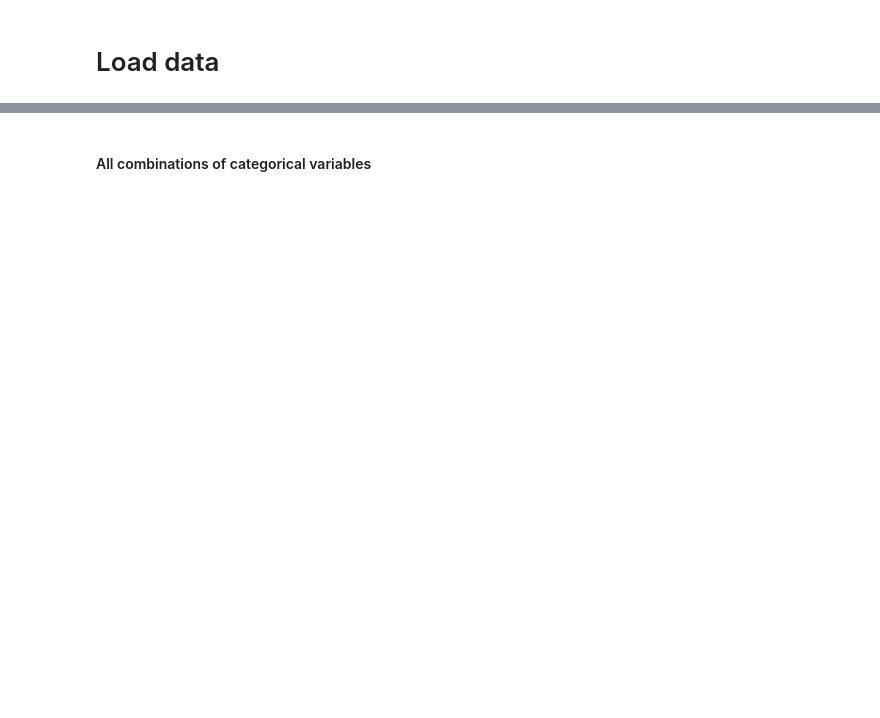
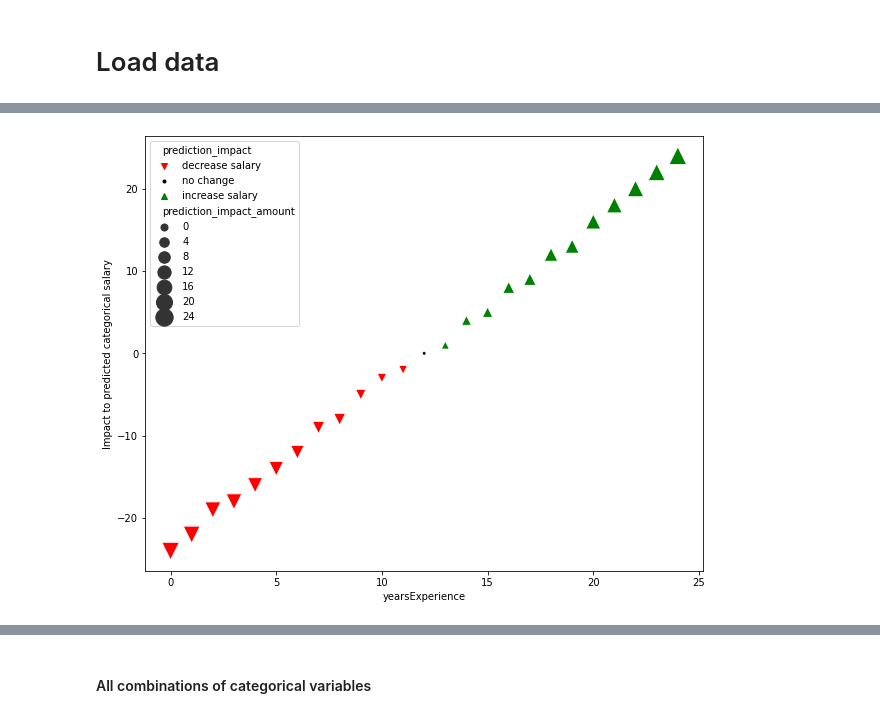
Before and after one commit to scottwiles/salary_prediction, a Jupyter notebook: notebooks/salary_prediction_baseline_model.ipynb, the cells around one changed output, grey strips where cells are left out. Saved outputs shown, nothing was run; the diff lists cells and outputs as text; code cells hidden in the pictures; blank space fills up the shorter version.

Commit message:
clean up and refactor baseline code

```diff
--- a/notebooks/salary_prediction_baseline_model.ipynb
+++ b/notebooks/salary_prediction_baseline_model.ipynb
@@ -45,0 +54,3 @@ test set shape: (150000, 8)
+# %%
+example_baseline = BaselineModel(category_vars='jobType', numeric_vars=['yearsExperience', 'milesFromMetropolis'])
+example_baseline.fit(train_salaries)
@@ -45,0 +101,4 @@ test set shape: (150000, 8)
+# %%
+visualize_numeric_fit(example_baseline.fitted_numeric_salaries['yearsExperience'])
+# %% [output]
+[figure, added]
```
Also changed, not shown: parts of 30 cells of this notebook, 2 other files.
